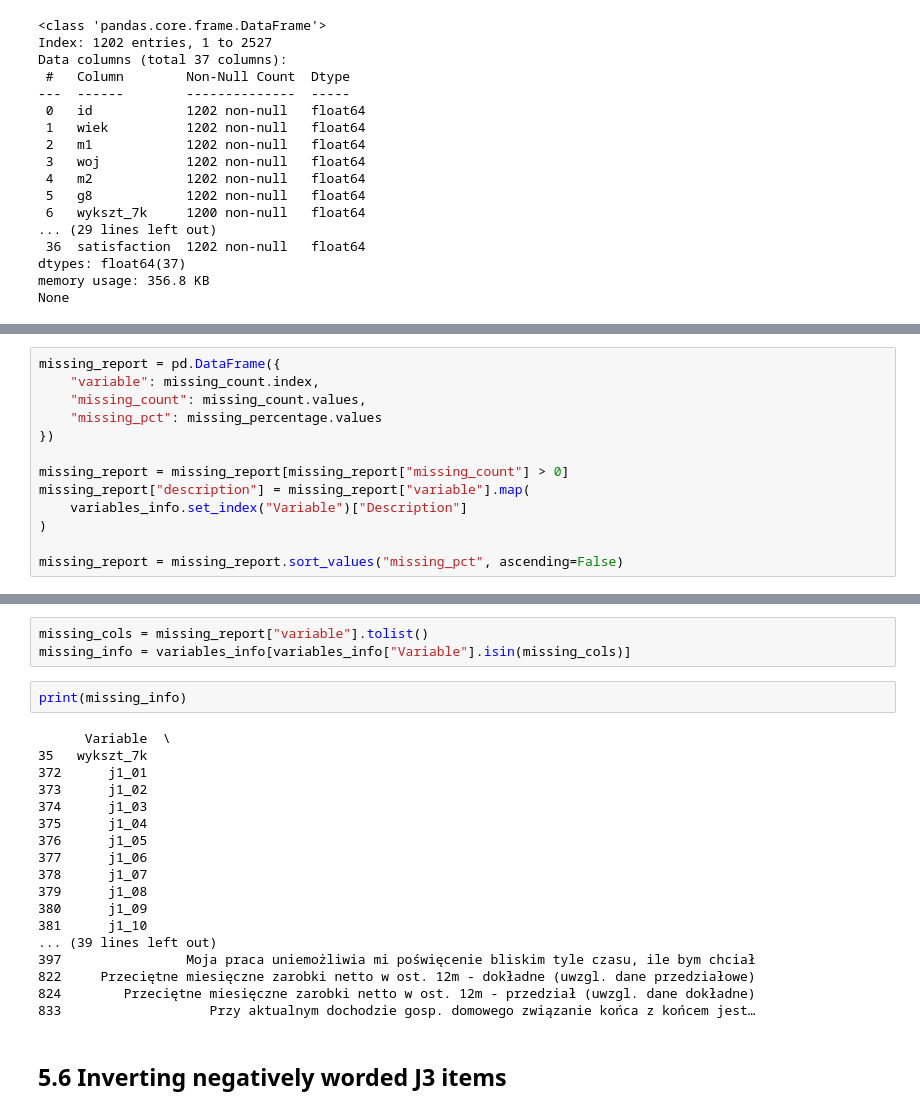
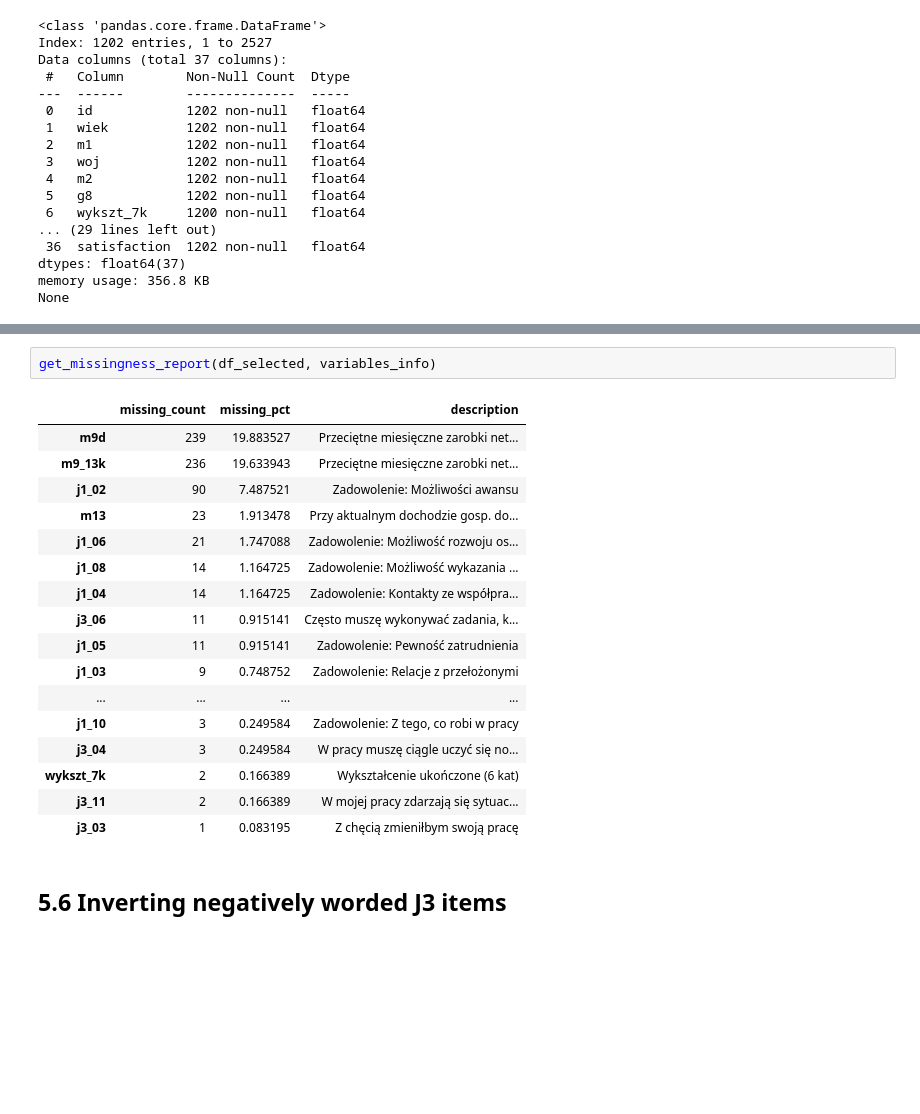
Before and after one commit to MermonGData/job-satisfaction-analysis, a Jupyter notebook: notebooks/01_preprocessing_and_integrated_eda.ipynb, the cells around one changed output, grey strips where cells are left out. Saved outputs shown, nothing was run; the diff lists cells and outputs as text; blank space fills up the shorter version.

Commit message:
refactor: move missing report creation from notebook to utils

```diff
--- a/notebooks/01_preprocessing_and_integrated_eda.ipynb
+++ b/notebooks/01_preprocessing_and_integrated_eda.ipynb
@@ -399,13 +426,0 @@ missing_percentage = (missing_count / len(df_selected)) * 100
-# %%
-missing_report = pd.DataFrame({
-    "variable": missing_count.index,
-    "missing_count": missing_count.values,
-    "missing_pct": missing_percentage.values
-})
-
-missing_report = missing_report[missing_report["missing_count"] > 0]
-missing_report["description"] = missing_report["variable"].map(
-    variables_info.set_index("Variable")["Description"]
-)
-
-missing_report = missing_report.sort_values("missing_pct", ascending=False)
@@ -432,26 +427,23 @@ print(missing_report)
-# %%
-missing_cols = missing_report["variable"].tolist()
-missing_info = variables_info[variables_info["Variable"].isin(missing_cols)]
-# %%
-print(missing_info)
-# %% [output]
-      Variable  \
-35   wykszt_7k
-372      j1_01
-373      j1_02
-374      j1_03
-375      j1_04
-376      j1_05
-377      j1_06
-378      j1_07
-379      j1_08
-380      j1_09
-381      j1_10
-... (39 lines left out)
-397                Moja praca uniemożliwia mi poświęcenie bliskim tyle czasu, ile bym chciał
-822     Przeciętne miesięczne zarobki netto w ost. 12m - dokładne (uwzgl. dane przedziałowe)
-824        Przeciętne miesięczne zarobki netto w ost. 12m - przedział (uwzgl. dane dokładne)
-833                   Przy aktualnym dochodzie gosp. domowego związanie końca z końcem jest…
+# %%
+get_missingness_report(df_selected, variables_info)
+# %% [output]
+|  | missing_count | missing_pct | description |
+| m9d | 239 | 19.883527 | Przeciętne miesięczne zarobki net... |
+| m9_13k | 236 | 19.633943 | Przeciętne miesięczne zarobki net... |
+| j1_02 | 90 | 7.487521 | Zadowolenie: Możliwości awansu |
+| m13 | 23 | 1.913478 | Przy aktualnym dochodzie gosp. do... |
+| j1_06 | 21 | 1.747088 | Zadowolenie: Możliwość rozwoju os... |
+| j1_08 | 14 | 1.164725 | Zadowolenie: Możliwość wykazania ... |
+| j1_04 | 14 | 1.164725 | Zadowolenie: Kontakty ze współpra... |
+| j3_06 | 11 | 0.915141 | Często muszę wykonywać zadania, k... |
+| j1_05 | 11 | 0.915141 | Zadowolenie: Pewność zatrudnienia |
+| j1_03 | 9 | 0.748752 | Zadowolenie: Relacje z przełożonymi |
+| ... | ... | ... | ... |
+| j1_10 | 3 | 0.249584 | Zadowolenie: Z tego, co robi w pracy |
+| j3_04 | 3 | 0.249584 | W pracy muszę ciągle uczyć się no... |
+| wykszt_7k | 2 | 0.166389 | Wykształcenie ukończone (6 kat) |
+| j3_11 | 2 | 0.166389 | W mojej pracy zdarzają się sytuac... |
+| j3_03 | 1 | 0.083195 | Z chęcią zmieniłbym swoją pracę |
 # %% [markdown]
 ## 5.6 Inverting negatively worded J3 items
 # %%
```
Also changed, not shown: parts of 10 cells of this notebook, 3 other files.
